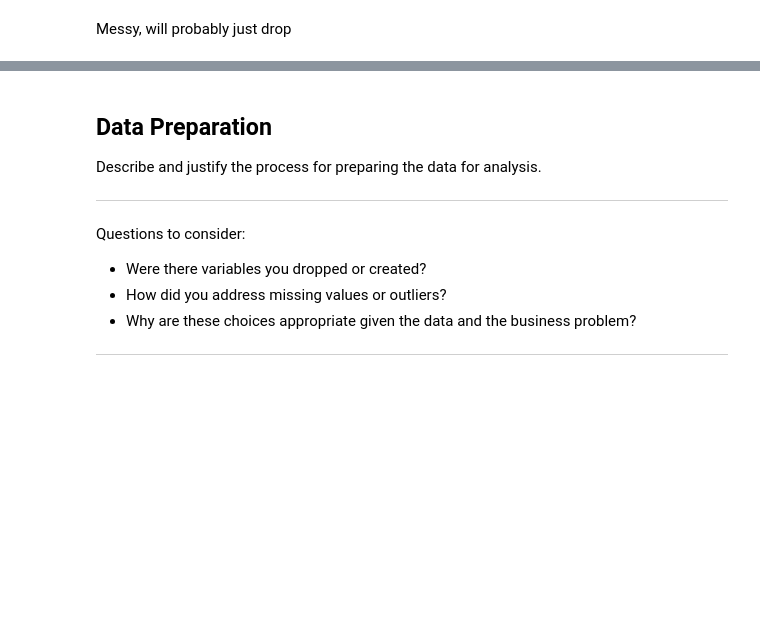
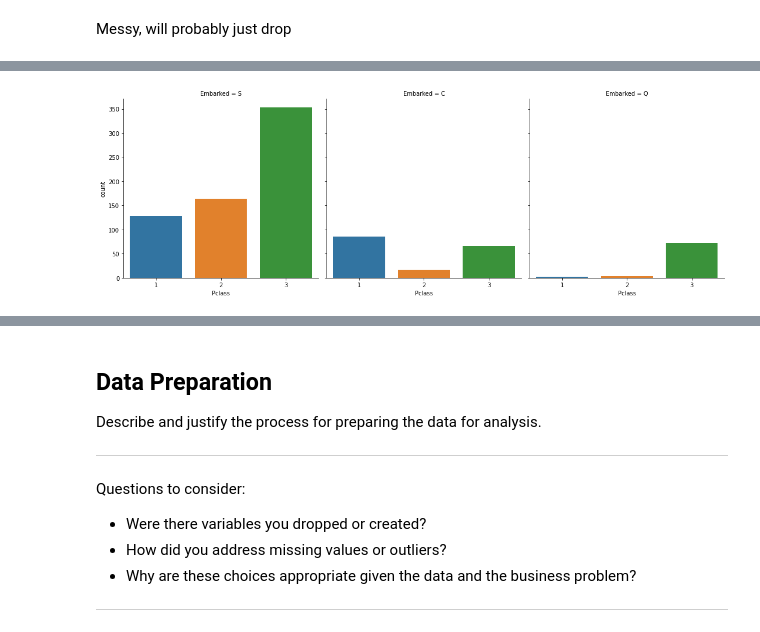
Before and after one commit to dermothethird/Kaggle_Titanic_Comp, a Jupyter notebook: Titanic_Workbook.ipynb, the cells around one changed output, grey strips where cells are left out. Saved outputs shown, nothing was run; the diff lists cells and outputs as text; code cells hidden in the pictures; blank space fills up the shorter version.

```diff
--- a/Titanic_Workbook.ipynb
+++ b/Titanic_Workbook.ipynb
@@ -100,0 +131,6 @@ Messy, will probably just drop
+# %%
+sns.catplot(x='Pclass', col='Embarked', data=train, kind='count')
+sns.color_palette("crest", as_cmap=True)
+plt.rcParams["figure.figsize"] = (10,8);
+# %% [output]
+[figure, added]
```
Also changed, not shown: parts of 24 cells of this notebook, 1 other file.
